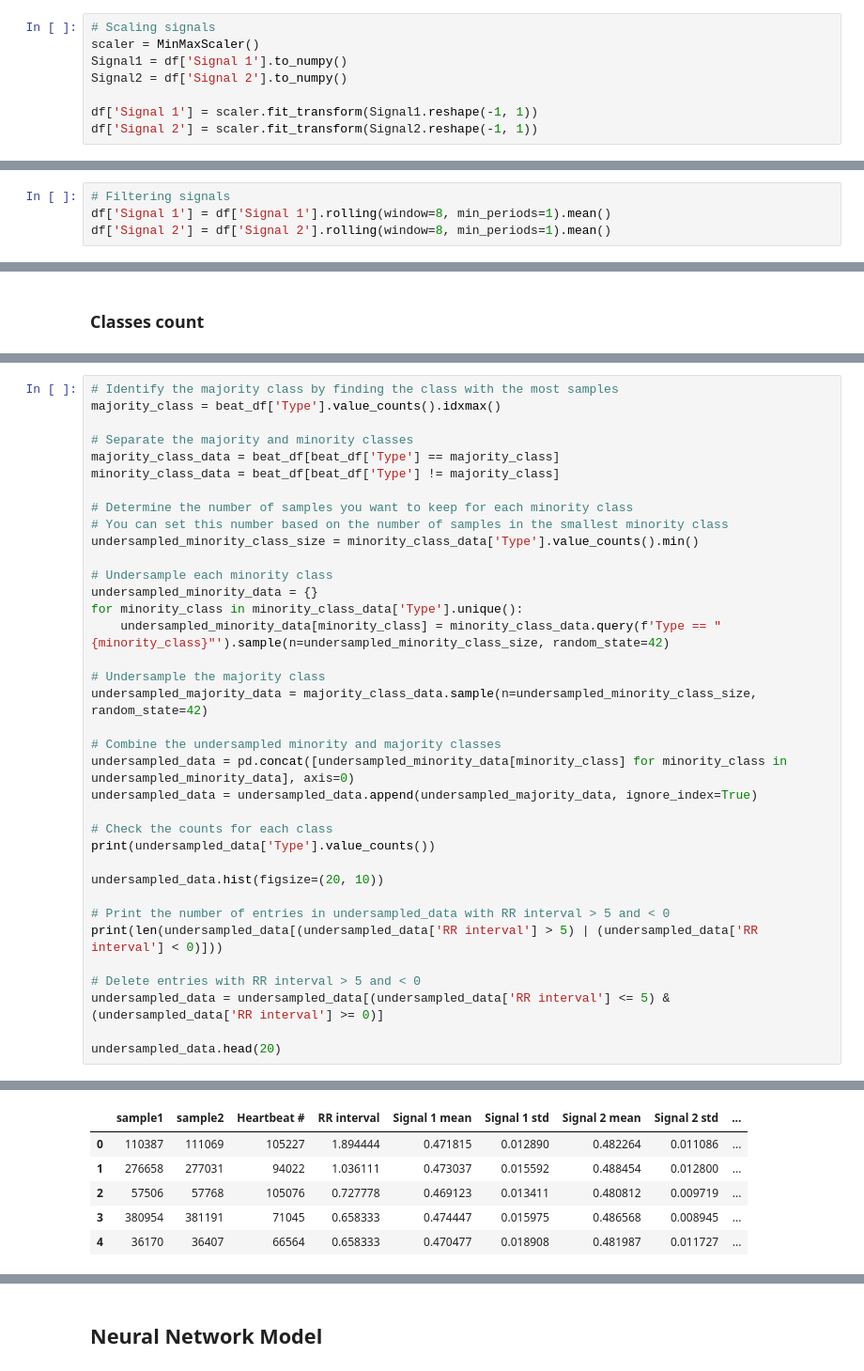
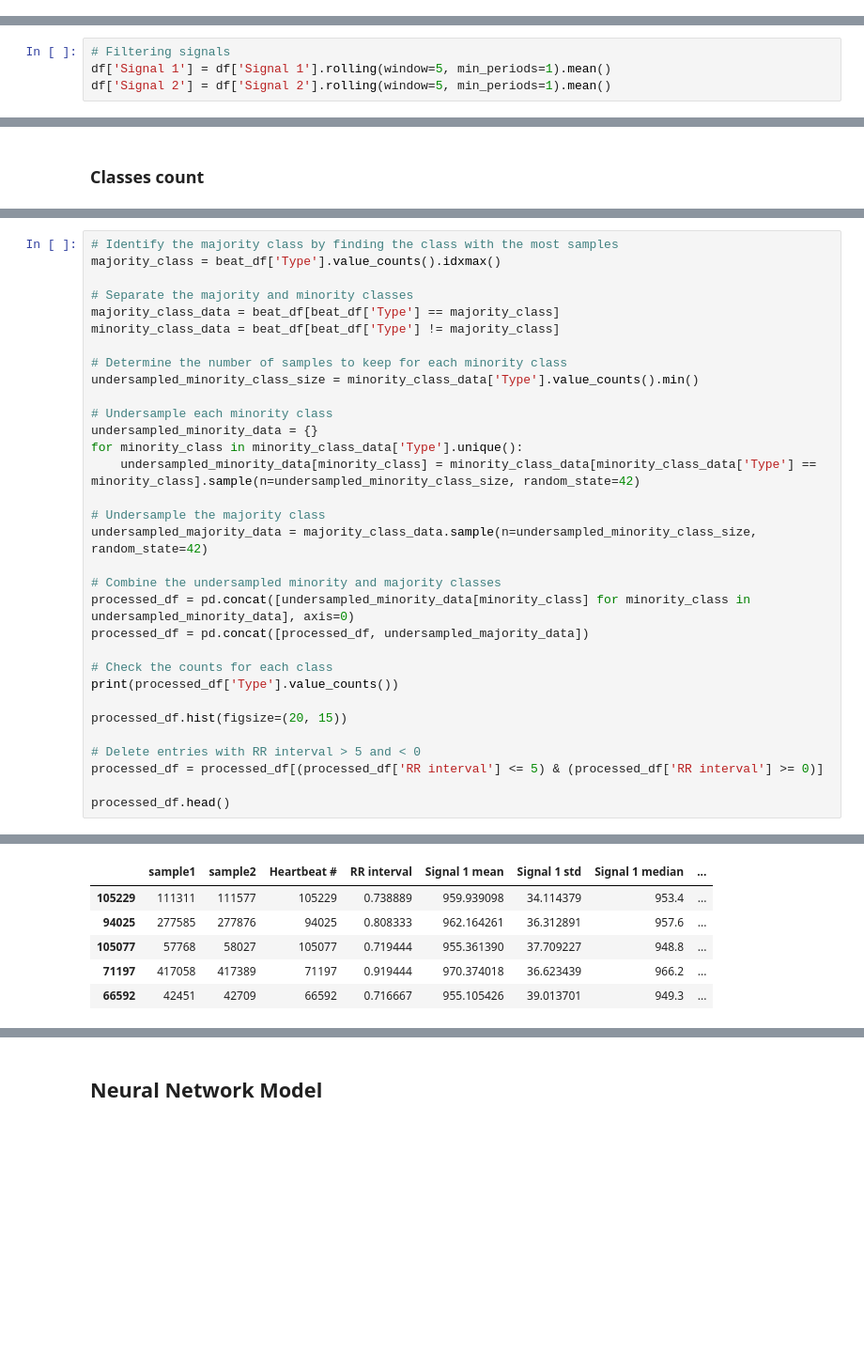
Before and after one commit to andrelopes2001/Intelligent_Systems, a Jupyter notebook: Project/Untitled-1.ipynb, the cells around one changed output, grey strips where cells are left out. Shown: that part at 94% size. Cells and saved outputs as stored; diff of their text form; blank space fills up the shorter version.

```diff
--- a/Project/Untitled-1.ipynb
+++ b/Project/Untitled-1.ipynb
@@ -219,17 +225,9 @@ array([[<AxesSubplot: title={'center': 'Sample #'}>,
-# %%
-# Scaling signals
-scaler = MinMaxScaler()
-Signal1 = df['Signal 1'].to_numpy()
-Signal2 = df['Signal 2'].to_numpy()
-
-df['Signal 1'] = scaler.fit_transform(Signal1.reshape(-1, 1))
-df['Signal 2'] = scaler.fit_transform(Signal2.reshape(-1, 1))
 # %% [markdown]
 ### Filtering signals
 # %%
 # Filtering signals
-df['Signal 1'] = df['Signal 1'].rolling(window=8, min_periods=1).mean()
-df['Signal 2'] = df['Signal 2'].rolling(window=8, min_periods=1).mean()
+df['Signal 1'] = df['Signal 1'].rolling(window=5, min_periods=1).mean()
+df['Signal 2'] = df['Signal 2'].rolling(window=5, min_periods=1).mean()
 # %% [markdown]
 ## beat_df dataframe
 # %%
@@ -371,48 +396,44 @@ Name: Type, dtype: int64
 # Identify the majority class by finding the class with the most samples
 majority_class = beat_df['Type'].value_counts().idxmax()
 
 # Separate the majority and minority classes
 majority_class_data = beat_df[beat_df['Type'] == majority_class]
 minority_class_data = beat_df[beat_df['Type'] != majority_class]
 
-# Determine the number of samples you want to keep for each minority class
-# You can set this number based on the number of samples in the smallest minority class
+# Determine the number of samples to keep for each minority class
 undersampled_minority_class_size = minority_class_data['Type'].value_counts().min()
 
 # Undersample each minority class
 undersampled_minority_data = {}
 for minority_class in minority_class_data['Type'].unique():
-    undersampled_minority_data[minority_class] = minority_class_data.query(f'Type == "{minority_class}"').sample(n=undersampled_minority_class_size, random_state=42)
+    undersampled_minority_data[minority_class] = minority_class_data[minority_class_data['Type'] == minority_class].sample(n=undersampled_minority_class_size, random_state=42)
 
 # Undersample the majority class
 undersampled_majority_data = majority_class_data.sample(n=undersampled_minority_class_size, random_state=42)
 
 # Combine the undersampled minority and majority classes
-undersampled_data = pd.concat([undersampled_minority_data[minority_class] for minority_class in undersampled_minority_data], axis=0)
-undersampled_data = undersampled_data.append(undersampled_majority_data, ignore_index=True)
+processed_df = pd.concat([undersampled_minority_data[minority_class] for minority_class in undersampled_minority_data], axis=0)
+processed_df = pd.concat([processed_df, undersampled_majority_data])
 
 # Check the counts for each class
-print(undersampled_data['Type'].value_counts())
+print(processed_df['Type'].value_counts())
 
-undersampled_data.hist(figsize=(20, 10))
-
-# Print the number of entries in undersampled_data with RR interval > 5 and < 0
-print(len(undersampled_data[(undersampled_data['RR interval'] > 5) | (undersampled_data['RR interval'] < 0)]))
+processed_df.hist(figsize=(20, 15))
 
 # Delete entries with RR interval > 5 and < 0
-undersampled_data = undersampled_data[(undersampled_data['RR interval'] <= 5) & (undersampled_data['RR interval'] >= 0)]
+processed_df = processed_df[(processed_df['RR interval'] <= 5) & (processed_df['RR interval'] >= 0)]
 
-undersampled_data.head(20)
+processed_df.head()
 # %% [output]
 S    803
 V    803
 Q    803
 F    803
 N    803
 Name: Type, dtype: int64
-|  | sample1 | sample2 | Heartbeat # | RR interval | Signal 1 mean | Signal 1 std | Signal 2 mean | Signal 2 std | ... |
-| 0 | 110387 | 111069 | 105227 | 1.894444 | 0.471815 | 0.012890 | 0.482264 | 0.011086 | ... |
-| 1 | 276658 | 277031 | 94022 | 1.036111 | 0.473037 | 0.015592 | 0.488454 | 0.012800 | ... |
-| 2 | 57506 | 57768 | 105076 | 0.727778 | 0.469123 | 0.013411 | 0.480812 | 0.009719 | ... |
-| 3 | 380954 | 381191 | 71045 | 0.658333 | 0.474447 | 0.015975 | 0.486568 | 0.008945 | ... |
-| 4 | 36170 | 36407 | 66564 | 0.658333 | 0.470477 | 0.018908 | 0.481987 | 0.011727 | ... |
+|  | sample1 | sample2 | Heartbeat # | RR interval | Signal 1 mean | Signal 1 std | Signal 1 median | ... |
+| 105229 | 111311 | 111577 | 105229 | 0.738889 | 959.939098 | 34.114379 | 953.4 | ... |
+| 94025 | 277585 | 277876 | 94025 | 0.808333 | 962.164261 | 36.312891 | 957.6 | ... |
+| 105077 | 57768 | 58027 | 105077 | 0.719444 | 955.361390 | 37.709227 | 948.8 | ... |
+| 71197 | 417058 | 417389 | 71197 | 0.919444 | 970.374018 | 36.623439 | 966.2 | ... |
+| 66592 | 42451 | 42709 | 66592 | 0.716667 | 955.105426 | 39.013701 | 949.3 | ... |
```
Also changed, not shown: parts of 25 cells of this notebook.
